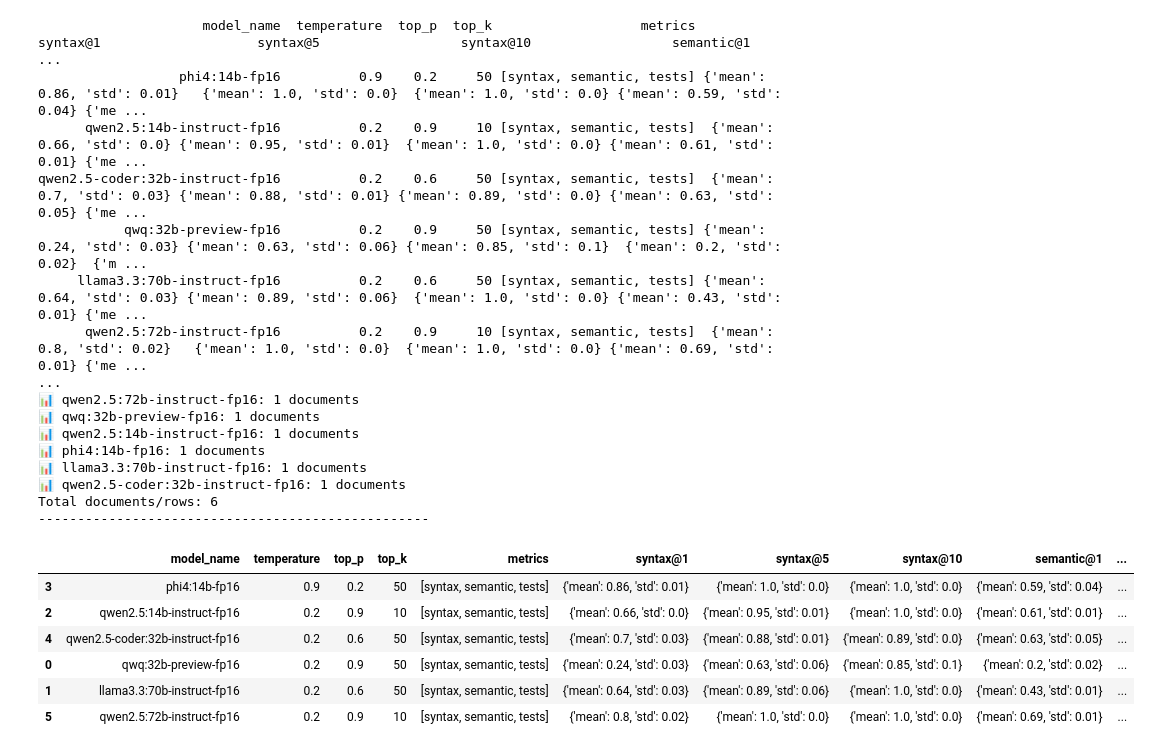
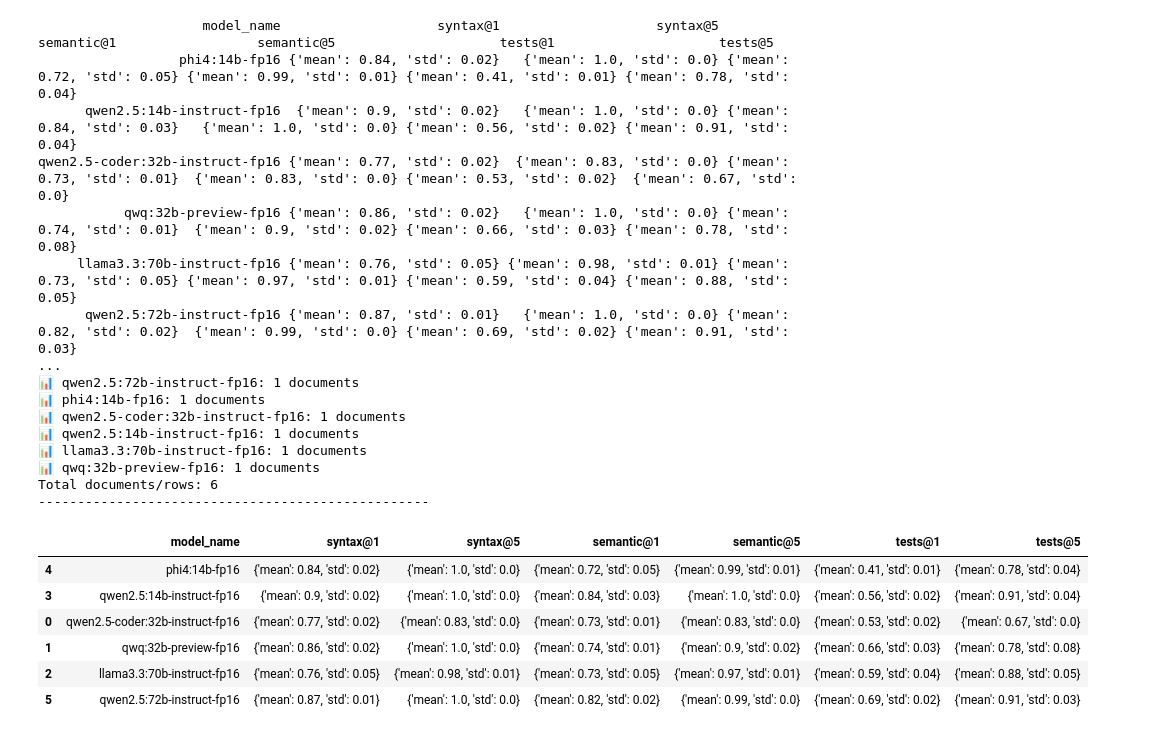
Before and after one commit to Sindre01/Thesis_project, a Jupyter notebook: notebooks/few-shot/fox/results/analyze_results.ipynb, the cells around one changed output. Cells and saved outputs as stored; diff of their text form; code cells hidden in the pictures.

```diff
--- a/notebooks/few-shot/fox/results/analyze_results.ipynb
+++ b/notebooks/few-shot/fox/results/analyze_results.ipynb
@@ -1,32 +1,43 @@
 # %%
 import sys
 sys.path.append("../../../..")
 from my_packages.db_service.results_service import pretty_print_results, results_to_df
 
-experiment_name = f"signature_coverage_1_shot"
+experiment_name = f"signature_coverage_10_shot"
 # results_to_df(f"{experiment_name}_5_shot")
-pretty_print_results(experiment_name)
+pretty_print_results(
+    experiment_name,
+    exclude_columns=[
+        "seed", "ks", "created_at", "temperature", "top_p", "top_k", "metrics",
+        "syntax@10",
+        "semantic@10",
+        "tests@10",
+        "syntax@2",
+        "semantic@2",
+        "tests@2",
+    ]
+)
 # %% [output]
-                     model_name  temperature  top_p  top_k                   metrics                    syntax@1                    syntax@5                  syntax@10                  semantic@1      ...
-                  phi4:14b-fp16          0.9    0.2     50 [syntax, semantic, tests] {'mean': 0.86, 'std': 0.01}   {'mean': 1.0, 'std': 0.0}  {'mean': 1.0, 'std': 0.0} {'mean': 0.59, 'std': 0.04} {'me ...
-      qwen2.5:14b-instruct-fp16          0.2    0.9     10 [syntax, semantic, tests]  {'mean': 0.66, 'std': 0.0} {'mean': 0.95, 'std': 0.01}  {'mean': 1.0, 'std': 0.0} {'mean': 0.61, 'std': 0.01} {'me ...
-qwen2.5-coder:32b-instruct-fp16          0.2    0.6     50 [syntax, semantic, tests]  {'mean': 0.7, 'std': 0.03} {'mean': 0.88, 'std': 0.01} {'mean': 0.89, 'std': 0.0} {'mean': 0.63, 'std': 0.05} {'me ...
-           qwq:32b-preview-fp16          0.2    0.9     50 [syntax, semantic, tests] {'mean': 0.24, 'std': 0.03} {'mean': 0.63, 'std': 0.06} {'mean': 0.85, 'std': 0.1}  {'mean': 0.2, 'std': 0.02}  {'m ...
-     llama3.3:70b-instruct-fp16          0.2    0.6     50 [syntax, semantic, tests] {'mean': 0.64, 'std': 0.03} {'mean': 0.89, 'std': 0.06}  {'mean': 1.0, 'std': 0.0} {'mean': 0.43, 'std': 0.01} {'me ...
-      qwen2.5:72b-instruct-fp16          0.2    0.9     10 [syntax, semantic, tests]  {'mean': 0.8, 'std': 0.02}   {'mean': 1.0, 'std': 0.0}  {'mean': 1.0, 'std': 0.0} {'mean': 0.69, 'std': 0.01} {'me ...
+                     model_name                    syntax@1                    syntax@5                  semantic@1                  semantic@5                     tests@1                     tests@5
+                  phi4:14b-fp16 {'mean': 0.84, 'std': 0.02}   {'mean': 1.0, 'std': 0.0} {'mean': 0.72, 'std': 0.05} {'mean': 0.99, 'std': 0.01} {'mean': 0.41, 'std': 0.01} {'mean': 0.78, 'std': 0.04}
+      qwen2.5:14b-instruct-fp16  {'mean': 0.9, 'std': 0.02}   {'mean': 1.0, 'std': 0.0} {'mean': 0.84, 'std': 0.03}   {'mean': 1.0, 'std': 0.0} {'mean': 0.56, 'std': 0.02} {'mean': 0.91, 'std': 0.04}
+qwen2.5-coder:32b-instruct-fp16 {'mean': 0.77, 'std': 0.02}  {'mean': 0.83, 'std': 0.0} {'mean': 0.73, 'std': 0.01}  {'mean': 0.83, 'std': 0.0} {'mean': 0.53, 'std': 0.02}  {'mean': 0.67, 'std': 0.0}
+           qwq:32b-preview-fp16 {'mean': 0.86, 'std': 0.02}   {'mean': 1.0, 'std': 0.0} {'mean': 0.74, 'std': 0.01}  {'mean': 0.9, 'std': 0.02} {'mean': 0.66, 'std': 0.03} {'mean': 0.78, 'std': 0.08}
+     llama3.3:70b-instruct-fp16 {'mean': 0.76, 'std': 0.05} {'mean': 0.98, 'std': 0.01} {'mean': 0.73, 'std': 0.05} {'mean': 0.97, 'std': 0.01} {'mean': 0.59, 'std': 0.04} {'mean': 0.88, 'std': 0.05}
+      qwen2.5:72b-instruct-fp16 {'mean': 0.87, 'std': 0.01}   {'mean': 1.0, 'std': 0.0} {'mean': 0.82, 'std': 0.02}  {'mean': 0.99, 'std': 0.0} {'mean': 0.69, 'std': 0.02} {'mean': 0.91, 'std': 0.03}
 ...
 📊 qwen2.5:72b-instruct-fp16: 1 documents
+📊 phi4:14b-fp16: 1 documents
+📊 qwen2.5-coder:32b-instruct-fp16: 1 documents
+📊 qwen2.5:14b-instruct-fp16: 1 documents
+📊 llama3.3:70b-instruct-fp16: 1 documents
 📊 qwq:32b-preview-fp16: 1 documents
-📊 qwen2.5:14b-instruct-fp16: 1 documents
-📊 phi4:14b-fp16: 1 documents
-📊 llama3.3:70b-instruct-fp16: 1 documents
-📊 qwen2.5-coder:32b-instruct-fp16: 1 documents
 Total documents/rows: 6
 --------------------------------------------------
-|  | model_name | temperature | top_p | top_k | metrics | syntax@1 | syntax@5 | syntax@10 | semantic@1 | ... |
-| 3 | phi4:14b-fp16 | 0.9 | 0.2 | 50 | [syntax, semantic, tests] | {'mean': 0.86, 'std': 0.01} | {'mean': 1.0, 'std': 0.0} | {'mean': 1.0, 'std': 0.0} | {'mean': 0.59, 'std': 0.04} | ... |
-| 2 | qwen2.5:14b-instruct-fp16 | 0.2 | 0.9 | 10 | [syntax, semantic, tests] | {'mean': 0.66, 'std': 0.0} | {'mean': 0.95, 'std': 0.01} | {'mean': 1.0, 'std': 0.0} | {'mean': 0.61, 'std': 0.01} | ... |
-| 4 | qwen2.5-coder:32b-instruct-fp16 | 0.2 | 0.6 | 50 | [syntax, semantic, tests] | {'mean': 0.7, 'std': 0.03} | {'mean': 0.88, 'std': 0.01} | {'mean': 0.89, 'std': 0.0} | {'mean': 0.63, 'std': 0.05} | ... |
-| 0 | qwq:32b-preview-fp16 | 0.2 | 0.9 | 50 | [syntax, semantic, tests] | {'mean': 0.24, 'std': 0.03} | {'mean': 0.63, 'std': 0.06} | {'mean': 0.85, 'std': 0.1} | {'mean': 0.2, 'std': 0.02} | ... |
-| 1 | llama3.3:70b-instruct-fp16 | 0.2 | 0.6 | 50 | [syntax, semantic, tests] | {'mean': 0.64, 'std': 0.03} | {'mean': 0.89, 'std': 0.06} | {'mean': 1.0, 'std': 0.0} | {'mean': 0.43, 'std': 0.01} | ... |
-| 5 | qwen2.5:72b-instruct-fp16 | 0.2 | 0.9 | 10 | [syntax, semantic, tests] | {'mean': 0.8, 'std': 0.02} | {'mean': 1.0, 'std': 0.0} | {'mean': 1.0, 'std': 0.0} | {'mean': 0.69, 'std': 0.01} | ... |
+|  | model_name | syntax@1 | syntax@5 | semantic@1 | semantic@5 | tests@1 | tests@5 |
+| 4 | phi4:14b-fp16 | {'mean': 0.84, 'std': 0.02} | {'mean': 1.0, 'std': 0.0} | {'mean': 0.72, 'std': 0.05} | {'mean': 0.99, 'std': 0.01} | {'mean': 0.41, 'std': 0.01} | {'mean': 0.78, 'std': 0.04} |
+| 3 | qwen2.5:14b-instruct-fp16 | {'mean': 0.9, 'std': 0.02} | {'mean': 1.0, 'std': 0.0} | {'mean': 0.84, 'std': 0.03} | {'mean': 1.0, 'std': 0.0} | {'mean': 0.56, 'std': 0.02} | {'mean': 0.91, 'std': 0.04} |
+| 0 | qwen2.5-coder:32b-instruct-fp16 | {'mean': 0.77, 'std': 0.02} | {'mean': 0.83, 'std': 0.0} | {'mean': 0.73, 'std': 0.01} | {'mean': 0.83, 'std': 0.0} | {'mean': 0.53, 'std': 0.02} | {'mean': 0.67, 'std': 0.0} |
+| 1 | qwq:32b-preview-fp16 | {'mean': 0.86, 'std': 0.02} | {'mean': 1.0, 'std': 0.0} | {'mean': 0.74, 'std': 0.01} | {'mean': 0.9, 'std': 0.02} | {'mean': 0.66, 'std': 0.03} | {'mean': 0.78, 'std': 0.08} |
+| 2 | llama3.3:70b-instruct-fp16 | {'mean': 0.76, 'std': 0.05} | {'mean': 0.98, 'std': 0.01} | {'mean': 0.73, 'std': 0.05} | {'mean': 0.97, 'std': 0.01} | {'mean': 0.59, 'std': 0.04} | {'mean': 0.88, 'std': 0.05} |
+| 5 | qwen2.5:72b-instruct-fp16 | {'mean': 0.87, 'std': 0.01} | {'mean': 1.0, 'std': 0.0} | {'mean': 0.82, 'std': 0.02} | {'mean': 0.99, 'std': 0.0} | {'mean': 0.69, 'std': 0.02} | {'mean': 0.91, 'std': 0.03} |
```
Also changed, not shown: 18 other files.
